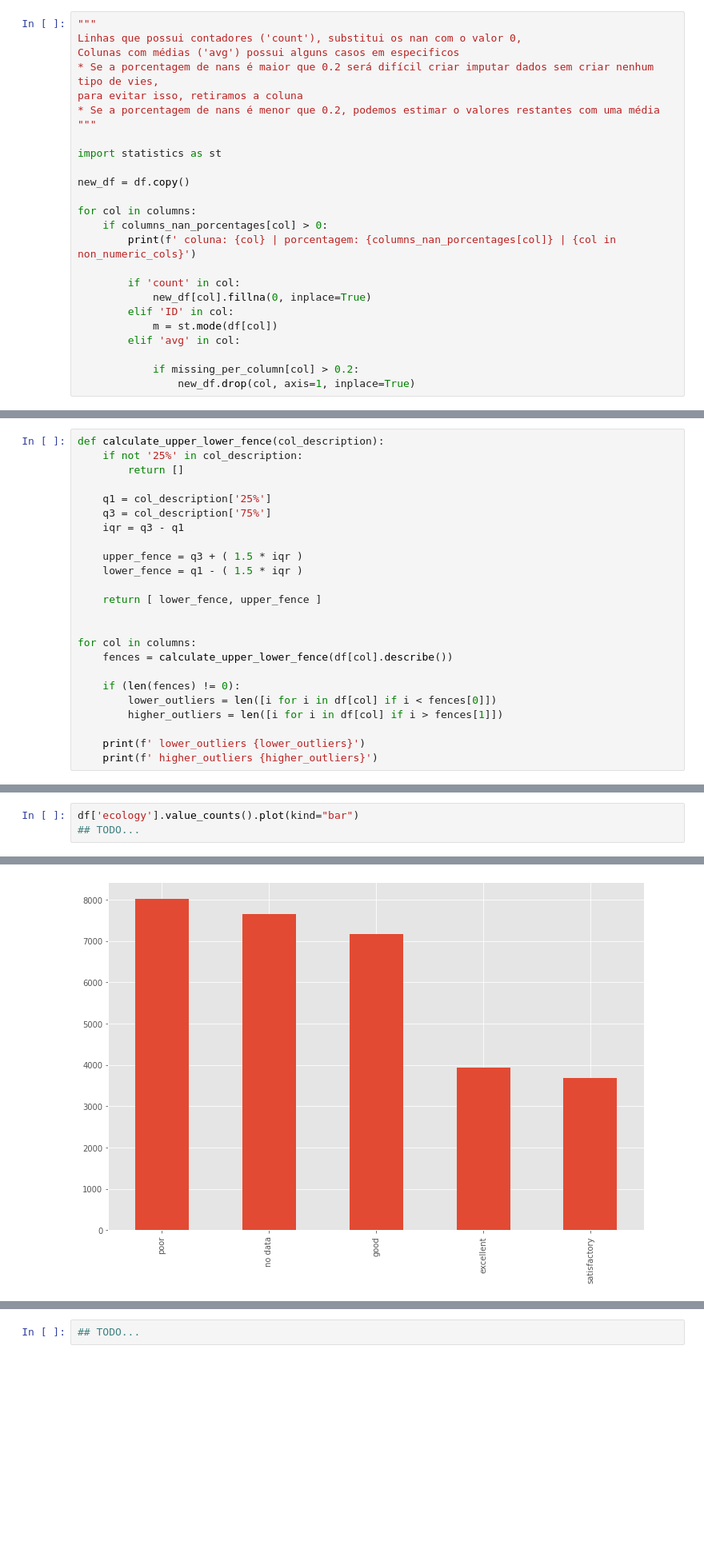
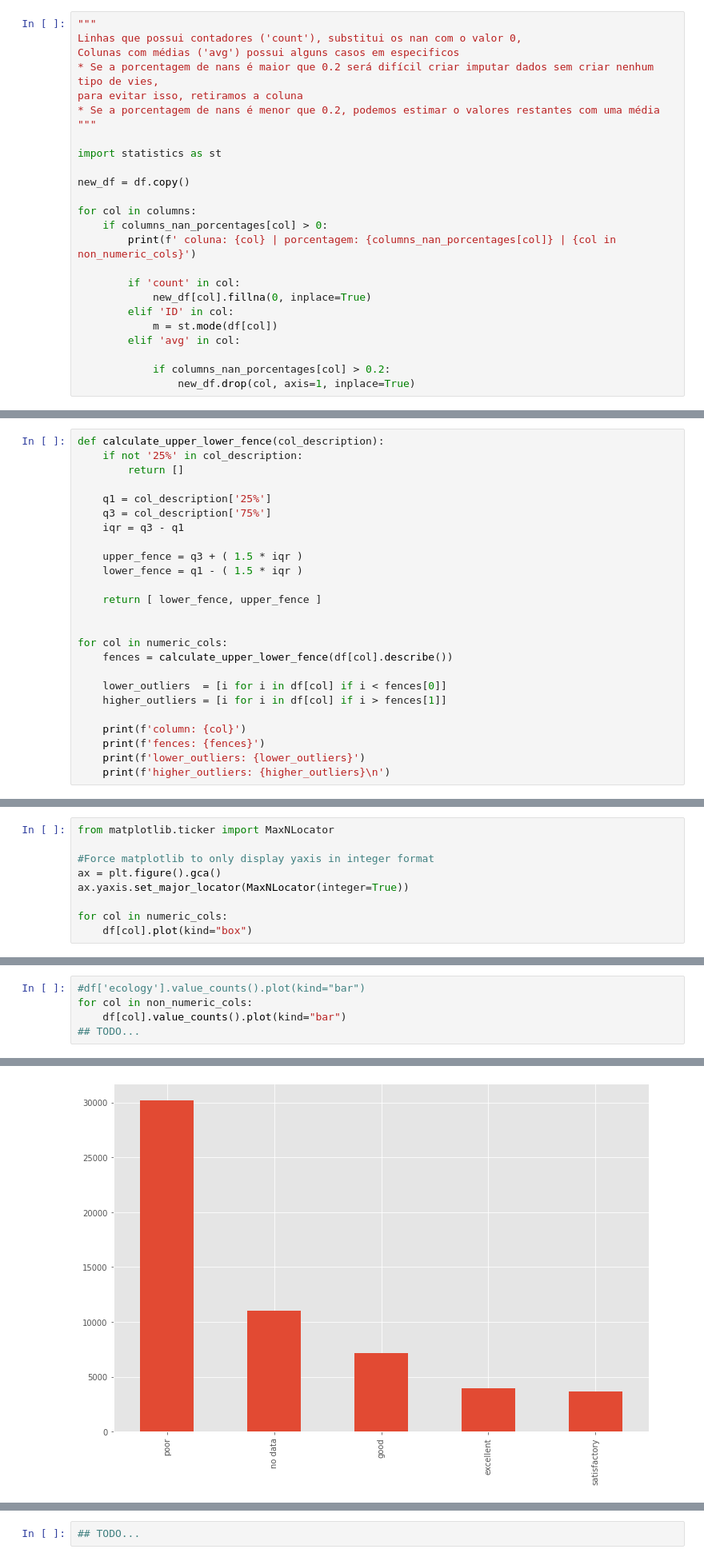
Before and after one commit to GustavoLR548/IA-GLR, a Jupyter notebook: Exercicios/Exercicio #5 - Pre-processamento de Dados/Limpeza_de_dados.ipynb, the cells around one changed output, grey strips where cells are left out. Shown at 80% size. Saved outputs shown, nothing was run; the diff lists cells and outputs as text; blank space fills up the shorter version.

```diff
--- a/Exercicios/Exercicio #5 - Pre-processamento de Dados/Limpeza_de_dados.ipynb
+++ b/Exercicios/Exercicio #5 - Pre-processamento de Dados/Limpeza_de_dados.ipynb
@@ -146,7 +144,7 @@ for col in columns:
             m = st.mode(df[col])
         elif 'avg' in col:
 
-            if missing_per_column[col] > 0.2:
+            if columns_nan_porcentages[col] > 0.2:
                 new_df.drop(col, axis=1, inplace=True)
 # %% [output]
  coluna: life_sq | porcentagem: 0.20947786419874634 | False
@@ -206,13 +203,14 @@ def calculate_upper_lower_fence(col_description):
     return [ lower_fence, upper_fence ]
 
 
-for col in columns:
+for col in numeric_cols:
     fences = calculate_upper_lower_fence(df[col].describe())
 
-    if (len(fences) != 0):
-        lower_outliers = len([i for i in df[col] if i < fences[0]])
-        higher_outliers = len([i for i in df[col] if i > fences[1]])
+    lower_outliers  = [i for i in df[col] if i < fences[0]]
+    higher_outliers = [i for i in df[col] if i > fences[1]]
 
-    print(f' lower_outliers {lower_outliers}')
-    print(f' higher_outliers {higher_outliers}')
+    print(f'column: {col}')
+    print(f'fences: {fences}')
+    print(f'lower_outliers: {lower_outliers}')
+    print(f'higher_outliers: {higher_outliers}\n')
 # %% [output]
@@ -240,0 +234,9 @@ df['num_room'].plot(kind="box")
+# %%
+from matplotlib.ticker import MaxNLocator
+
+#Force matplotlib to only display yaxis in integer format
+ax = plt.figure().gca()
+ax.yaxis.set_major_locator(MaxNLocator(integer=True))
+
+for col in numeric_cols:
+    df[col].plot(kind="box")
@@ -241,4 +246,6 @@ df['num_room'].plot(kind="box")
 # %%
-df['ecology'].value_counts().plot(kind="bar")
+#df['ecology'].value_counts().plot(kind="bar")
+for col in non_numeric_cols:
+    df[col].value_counts().plot(kind="bar")
 ## TODO...
 # %% [output]
@@ -246,4 +252,4 @@ df['ecology'].value_counts().plot(kind="bar")
-[figure, old version]
+[figure, new version]
 # %% [markdown]
 ### Q5. Busque instâncias duplicadas
 
```
Also changed, not shown: parts of 8 cells of this notebook.
